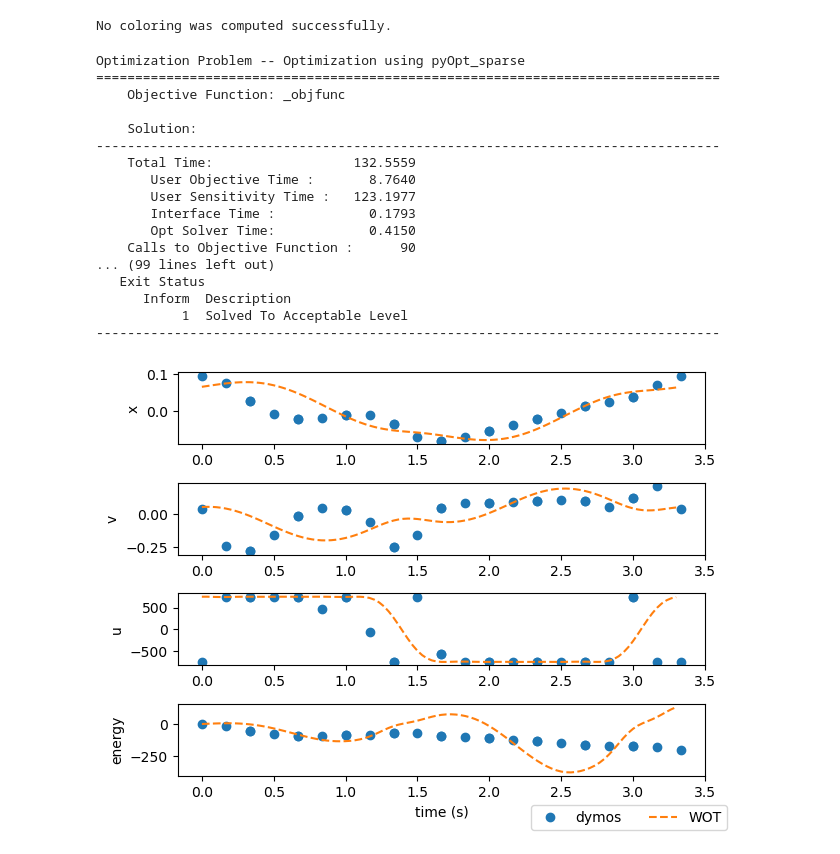
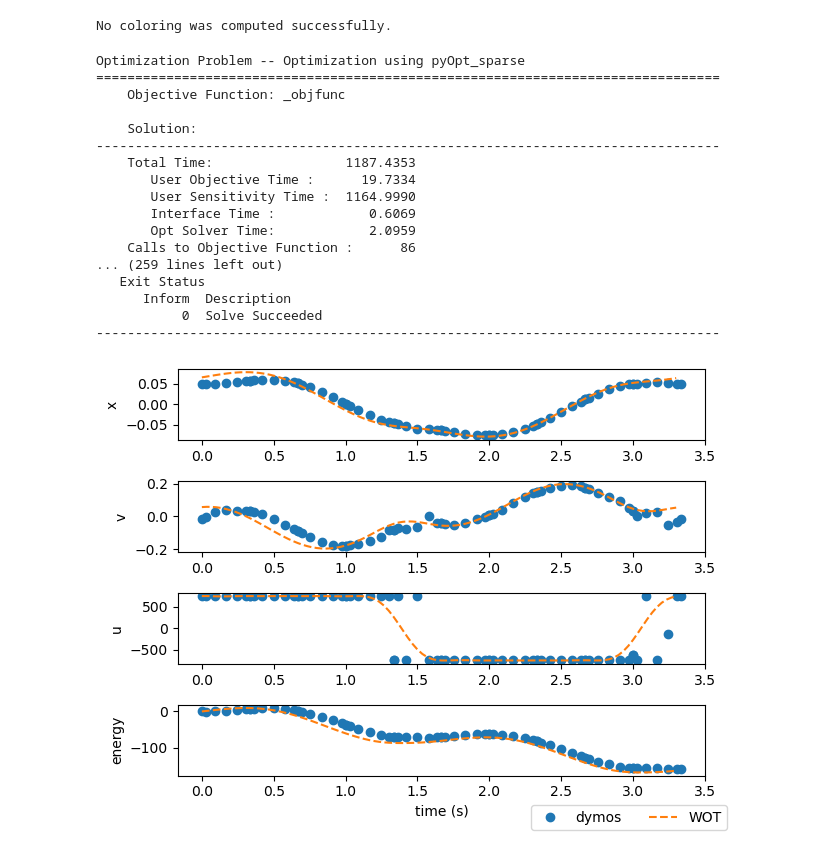
Before and after one commit to sandialabs/WecOptTool, a Jupyter notebook: examples/dymos_control.ipynb, the cells around one changed output. Saved outputs shown, nothing was run; the diff lists cells and outputs as text; code cells hidden in the pictures.

```diff
--- a/examples/dymos_control.ipynb
+++ b/examples/dymos_control.ipynb
@@ -100,7 +100,7 @@ class OscillatorODE(om.ExplicitComponent):
         self.declare_partials('v_dot', 'x', rows=ar, cols=ar)
         self.declare_partials('v_dot', 'v', method='fd') # forward differentiation since we use frequency dependent damping
         self.declare_partials('v_dot', 'u', rows=ar, cols=ar)
-        #self.declare_partials('v_dot', 'time', rows=ar, cols=ar)
+        self.declare_partials('v_dot', 'time', method='fd')
 
         # power wrt vector inputs (diagonal)
         self.declare_partials('power', 'v', rows=ar, cols=ar)
@@ -130,8 +130,10 @@ class OscillatorODE(om.ExplicitComponent):
         t_interp_full = self.options['t_interp_full']
 
         # convert velocity to frequency domain
-        t_round = np.round(t, 14)
-        v_interp = np.interp(t_interp,t_round,v)
+        idx = np.argsort(t)
+        t_s = t[idx]
+        v_s = v[idx]
+        v_interp = np.interp(t_interp,t_s,v_s)
         v_fd = wot.td_to_fd(v_interp)
         v_fd_real = wot.complex_to_real(v_fd)
 
@@ -180,10 +182,10 @@ opt = True
 
 driver=om.pyOptSparseDriver()
 optimizer = 'IPOPT'
-transcription=dm.GaussLobatto(num_segments=10, order=3)
+transcription=dm.GaussLobatto(num_segments=10, order=7)
 scale_x_wec=1e1
 scale_control=1e-2
-scale_energy=1e-3
+scale_energy=2e-2
 
 # Instantiate an OpenMDAO Problem instance.
 prob = om.Problem()
@@ -193,6 +195,9 @@ prob = om.Problem()
 prob.driver = driver
 prob.driver.options['optimizer'] = optimizer
 prob.driver.declare_coloring()
+#prob.driver.options['dynamic_derivs_sparsity'] = True   # helps find sparsity from actual derivative evals
+# optionally:
+#prob.driver.options['coloring'] = True
 
 # Instantiate a Dymos Trajectory and add it to the Problem model.
 traj = dm.Trajectory()
@@ -252,7 +257,7 @@ prob.setup()
 phase.set_time_val(0.0, t_interp_full[-1]) # 1 period
 phase.set_state_val('x', vals=[1.0, 1.0], time_vals=[0.0, t_interp_full[-1]])
 phase.set_state_val('v', vals=[0.0,0.0], time_vals=[0.0, t_interp_full[-1]])
-phase.set_state_val('energy', vals=[0.0,-1000], time_vals=[0.0, t_interp_full[-1]])
+phase.set_state_val('energy', vals=[0.0,-250], time_vals=[0.0, t_interp_full[-1]])
 
 if opt:
     phase.set_control_val('u', vals=[0.0, 0.0], time_vals=[0.0, t_interp_full[-1]])
@@ -275,43 +280,45 @@ Optimization Problem -- Optimization using pyOpt_sparse
 
     Solution:
 --------------------------------------------------------------------------------
-    Total Time:                  132.5559
-       User Objective Time :       8.7640
-       User Sensitivity Time :   123.1977
-       Interface Time :            0.1793
-       Opt Solver Time:            0.4150
-    Calls to Objective Function :      90
-... (99 lines left out)
+    Total Time:                 1187.4353
+       User Objective Time :      19.7334
+       User Sensitivity Time :  1164.9990
+       Interface Time :            0.6069
+       Opt Solver Time:            2.0959
+    Calls to Objective Function :      86
+... (259 lines left out)
    Exit Status
       Inform  Description
-           1  Solved To Acceptable Level
+           0  Solve Succeeded
 --------------------------------------------------------------------------------
 # %%
+from scipy.integrate import cumulative_trapezoid
+
 # load in wot results for comparison
 wot_results = xr.open_dataset('wot_results.nc')
 wot_results = wot_results.sel(realization=0)
 
 wot_power = wot_results['force'].sel(type='PTO')*wot_results['vel']
-wot_energy = wot_power['time']*wot_power
+wot_energy = cumulative_trapezoid(np.squeeze(wot_power), wot_results['time'],initial=0)
 
 states = ['x', 'v','u','energy']
 wot_states = ['pos','vel','PTO','energy']
 fig, axes = plt.subplots(len(states), 1)
 for i, (wot_state, state) in enumerate(zip(wot_states,states)):
     sol = axes[i].plot(t_sol, prob.get_val(f'traj.phase0.timeseries.{state}'), 'o')
     if wot_state in ["pos","vel"]:
         wot_plots = axes[i].plot(wot_results['time'], np.squeeze(wot_results[wot_state]), '--')
     elif wot_state in ["PTO"]:
         wot_plots = axes[i].plot(wot_results['time'], np.squeeze(wot_results['force'].sel(type=wot_state)), '--')
     elif wot_state in ["energy"]:
         wot_plots = axes[i].plot(wot_results['time'], np.squeeze(wot_energy), '--')
     axes[i].set_ylabel(state)
 axes[-1].set_xlabel('time (s)')
 fig.legend((sol[0], wot_plots[0]), ('dymos', 'WOT'), loc='lower right', ncol=2)
 plt.tight_layout()
 plt.show()
 # %% [output]
-[figure, old version]
+[figure, new version]
 # %%
 excitation_force_ts = excitation_force_sincos_from_waves_vec(bem_data['excitation_force'], waves.sel(realization=0),  t=t_interp_full)
 
```
Also changed, not shown: parts of 1 cell of this notebook, 3 other files.
